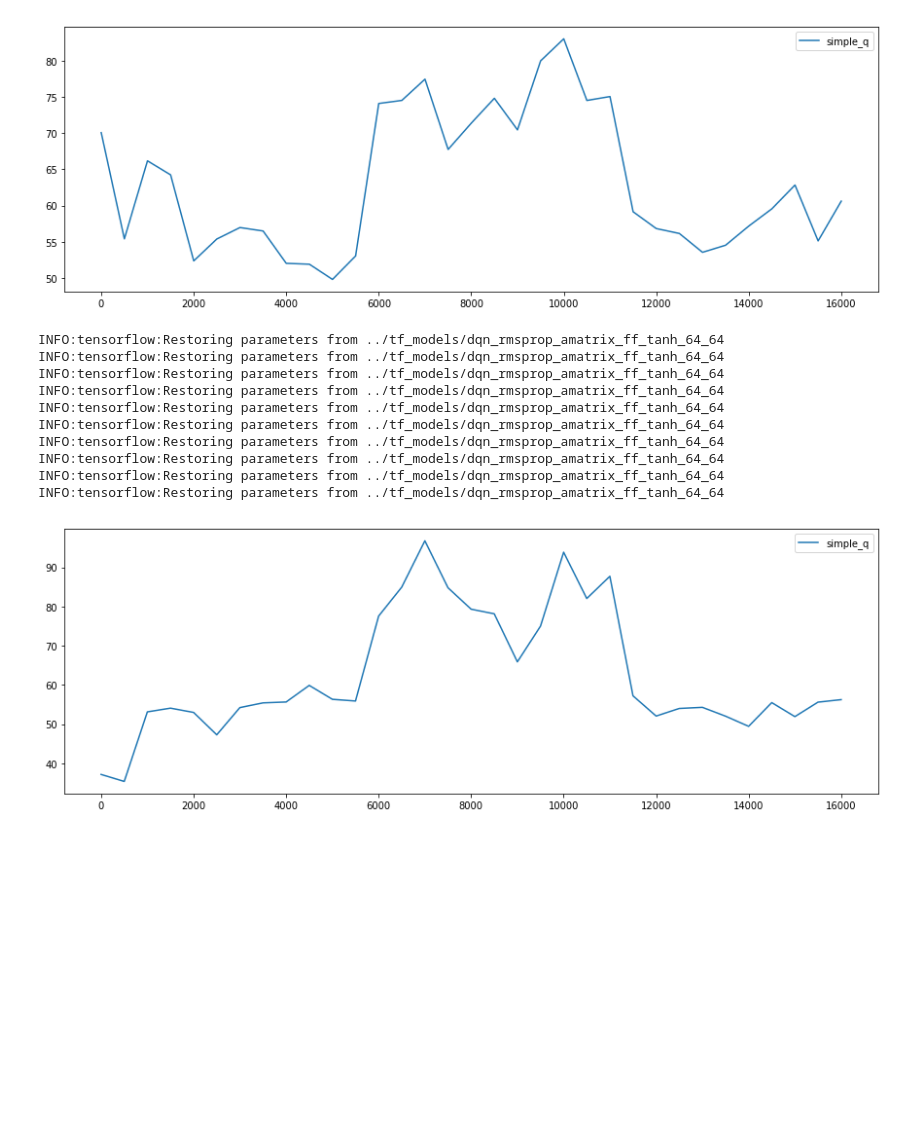
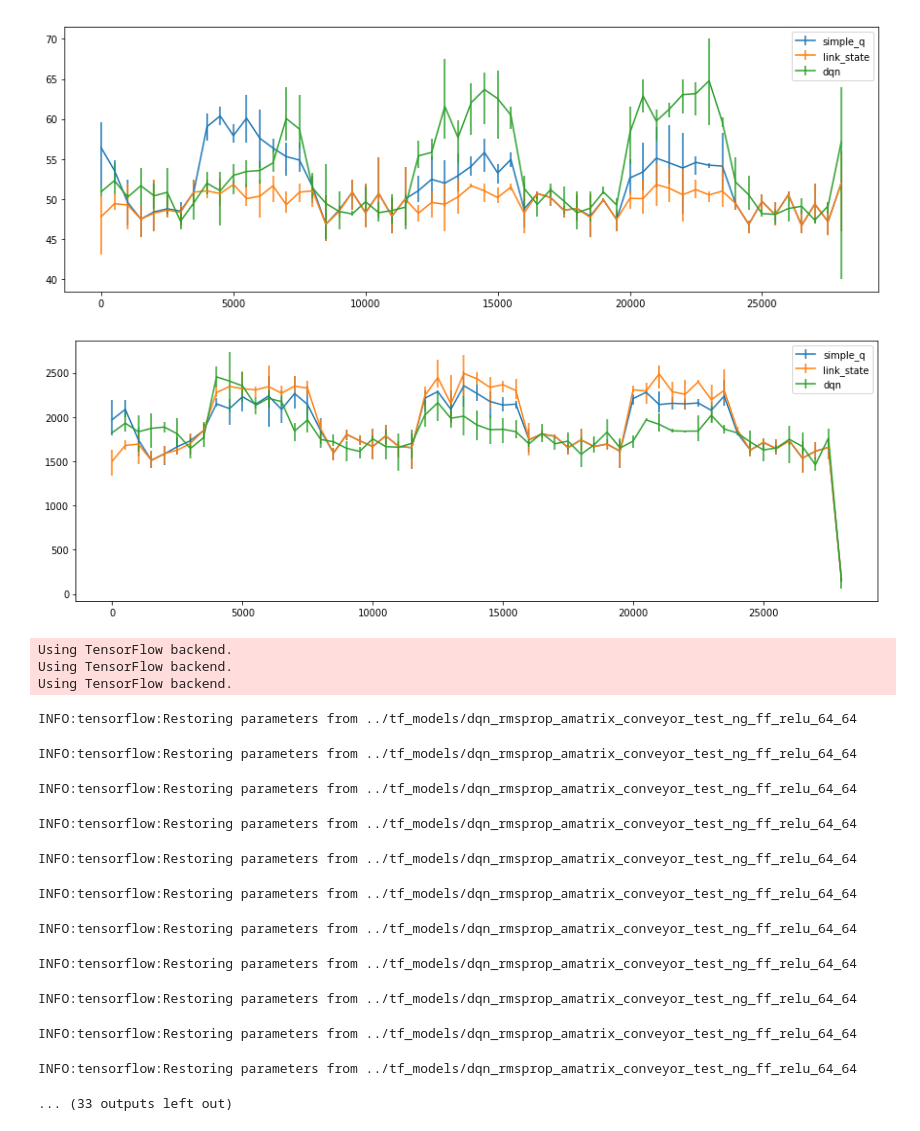
Before and after one commit to flyingleafe/dqnroute, a Jupyter notebook: notebooks/run_simulation.ipynb, the cells around one changed output. Drawn from its saved outputs; the diff is of its cells as text; code cells hidden in the pictures; blank space fills up the shorter version.

```diff
--- a/notebooks/run_simulation.ipynb
+++ b/notebooks/run_simulation.ipynb
@@ -201,6 +278,5 @@ plot_avgs(figsize=(13,10), **launch8_data_comb)
 # %%
-launch6_data_rand_ = run_threaded(run_network_scenario_file, random_seeds=[12, 13],
-                                  file='../launches/launch6.yaml', router_types=['simple_q', 'link_state'],
-                                  progress_step=500)
-launch6_data_rand = combine_launch_data(launch6_data_rand_)
+conveyor_data_full = run_threaded(run_conveyor_scenario_file, file='../launches/conveyor_energy_test.yaml',
+                                  router_types=['simple_q', 'link_state', 'dqn'], progress_step=500,
+                                  random_seeds=[42, 43, 44])
 # %% [output]
@@ -232,22 +298,31 @@ dummy_data = run_network_scenario_file(random_seed=12, file='../launches/launch6
-# %%
-plot_avgs(simple_q=dummy_data)
-# %% [output]
-[figure, removed]
-# %%
-with tqdm() as bar:
-    queue = DummyProgressbarQueue(bar)
-    dummy_data2 = run_network_scenario_file(random_seed=12, file='../launches/launch6.yaml',
-                                            router_type='dqn', progress_step=100, progress_queue=queue)
-plot_avgs(simple_q=dummy_data2)
-# %% [output]
-INFO:tensorflow:Restoring parameters from ../tf_models/dqn_rmsprop_amatrix_ff_tanh_64_64
-INFO:tensorflow:Restoring parameters from ../tf_models/dqn_rmsprop_amatrix_ff_tanh_64_64
-INFO:tensorflow:Restoring parameters from ../tf_models/dqn_rmsprop_amatrix_ff_tanh_64_64
-INFO:tensorflow:Restoring parameters from ../tf_models/dqn_rmsprop_amatrix_ff_tanh_64_64
-INFO:tensorflow:Restoring parameters from ../tf_models/dqn_rmsprop_amatrix_ff_tanh_64_64
-INFO:tensorflow:Restoring parameters from ../tf_models/dqn_rmsprop_amatrix_ff_tanh_64_64
-INFO:tensorflow:Restoring parameters from ../tf_models/dqn_rmsprop_amatrix_ff_tanh_64_64
-INFO:tensorflow:Restoring parameters from ../tf_models/dqn_rmsprop_amatrix_ff_tanh_64_64
-INFO:tensorflow:Restoring parameters from ../tf_models/dqn_rmsprop_amatrix_ff_tanh_64_64
-INFO:tensorflow:Restoring parameters from ../tf_models/dqn_rmsprop_amatrix_ff_tanh_64_64
-[figure, removed]
+# %%
+conveyor_data_time, conveyor_data_nrg = conveyor_data_full
+# %%
+conveyor_data_time_comb = combine_launch_data(conveyor_data_time)
+conveyor_data_nrg_comb = combine_launch_data(conveyor_data_nrg, target='sum')
+
+plot_data(**conveyor_data_time_comb)
+plot_data(**conveyor_data_nrg_comb, target='sum')
+# %% [output]
+[figure, added]
+[figure, added]
+# %%
+conveyor2_data_full = run_threaded(run_conveyor_scenario_file, file='../launches/conveyor_energy_test_2.yaml',
+                                   router_types=['link_state', 'simple_q', 'dqn'], progress_step=500,
+                                   random_seeds=[42, 43, 44])
+# %% [output]
+Using TensorFlow backend.
+Using TensorFlow backend.
+Using TensorFlow backend.
+INFO:tensorflow:Restoring parameters from ../tf_models/dqn_rmsprop_amatrix_conveyor_test_ng_ff_relu_64_64
+INFO:tensorflow:Restoring parameters from ../tf_models/dqn_rmsprop_amatrix_conveyor_test_ng_ff_relu_64_64
+INFO:tensorflow:Restoring parameters from ../tf_models/dqn_rmsprop_amatrix_conveyor_test_ng_ff_relu_64_64
+INFO:tensorflow:Restoring parameters from ../tf_models/dqn_rmsprop_amatrix_conveyor_test_ng_ff_relu_64_64
+INFO:tensorflow:Restoring parameters from ../tf_models/dqn_rmsprop_amatrix_conveyor_test_ng_ff_relu_64_64
+INFO:tensorflow:Restoring parameters from ../tf_models/dqn_rmsprop_amatrix_conveyor_test_ng_ff_relu_64_64
+INFO:tensorflow:Restoring parameters from ../tf_models/dqn_rmsprop_amatrix_conveyor_test_ng_ff_relu_64_64
+INFO:tensorflow:Restoring parameters from ../tf_models/dqn_rmsprop_amatrix_conveyor_test_ng_ff_relu_64_64
+INFO:tensorflow:Restoring parameters from ../tf_models/dqn_rmsprop_amatrix_conveyor_test_ng_ff_relu_64_64
+INFO:tensorflow:Restoring parameters from ../tf_models/dqn_rmsprop_amatrix_conveyor_test_ng_ff_relu_64_64
+INFO:tensorflow:Restoring parameters from ../tf_models/dqn_rmsprop_amatrix_conveyor_test_ng_ff_relu_64_64
+... (33 outputs left out)
```
Also changed, not shown: parts of 9 cells of this notebook, 13 other files.
